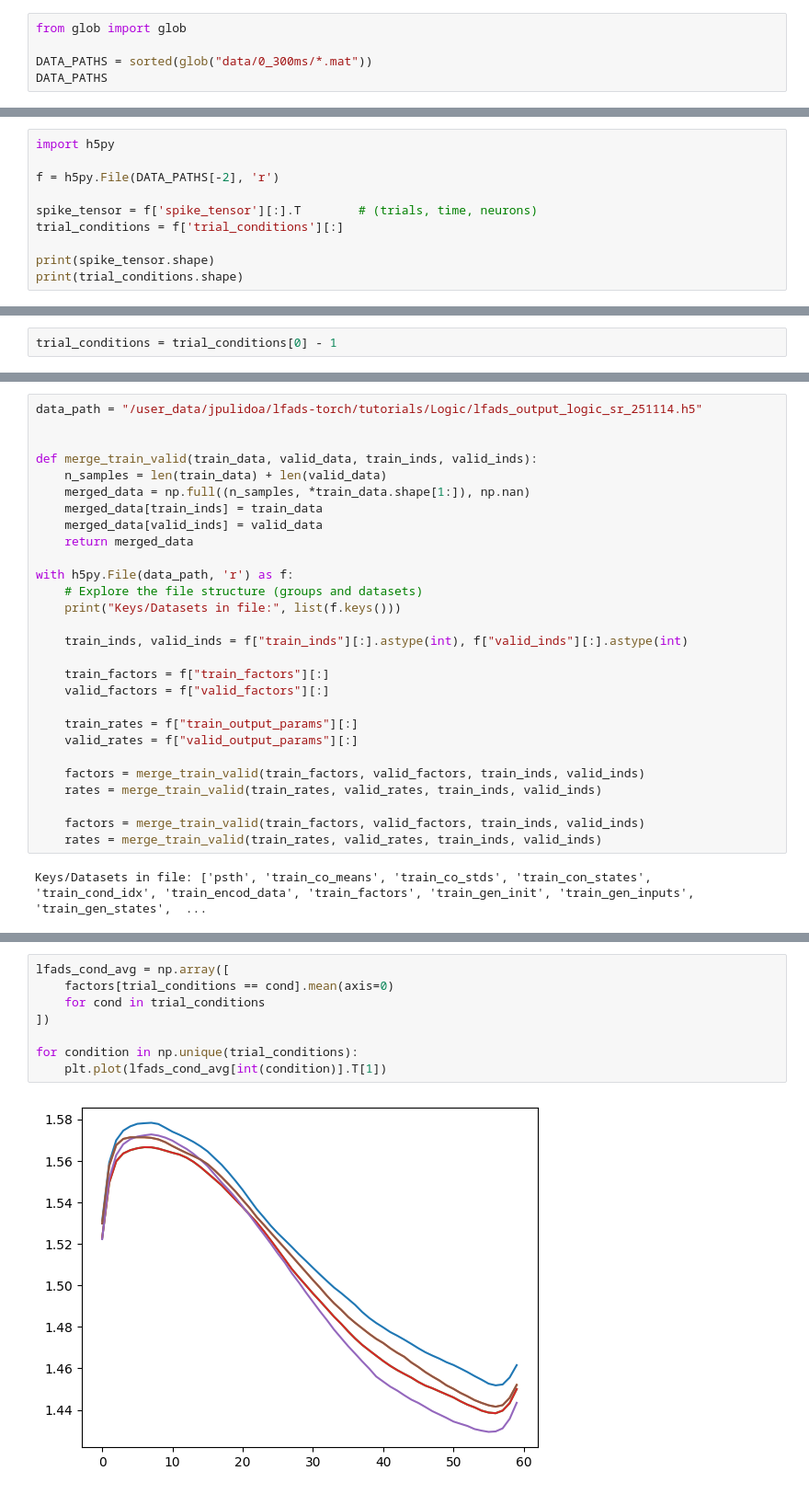
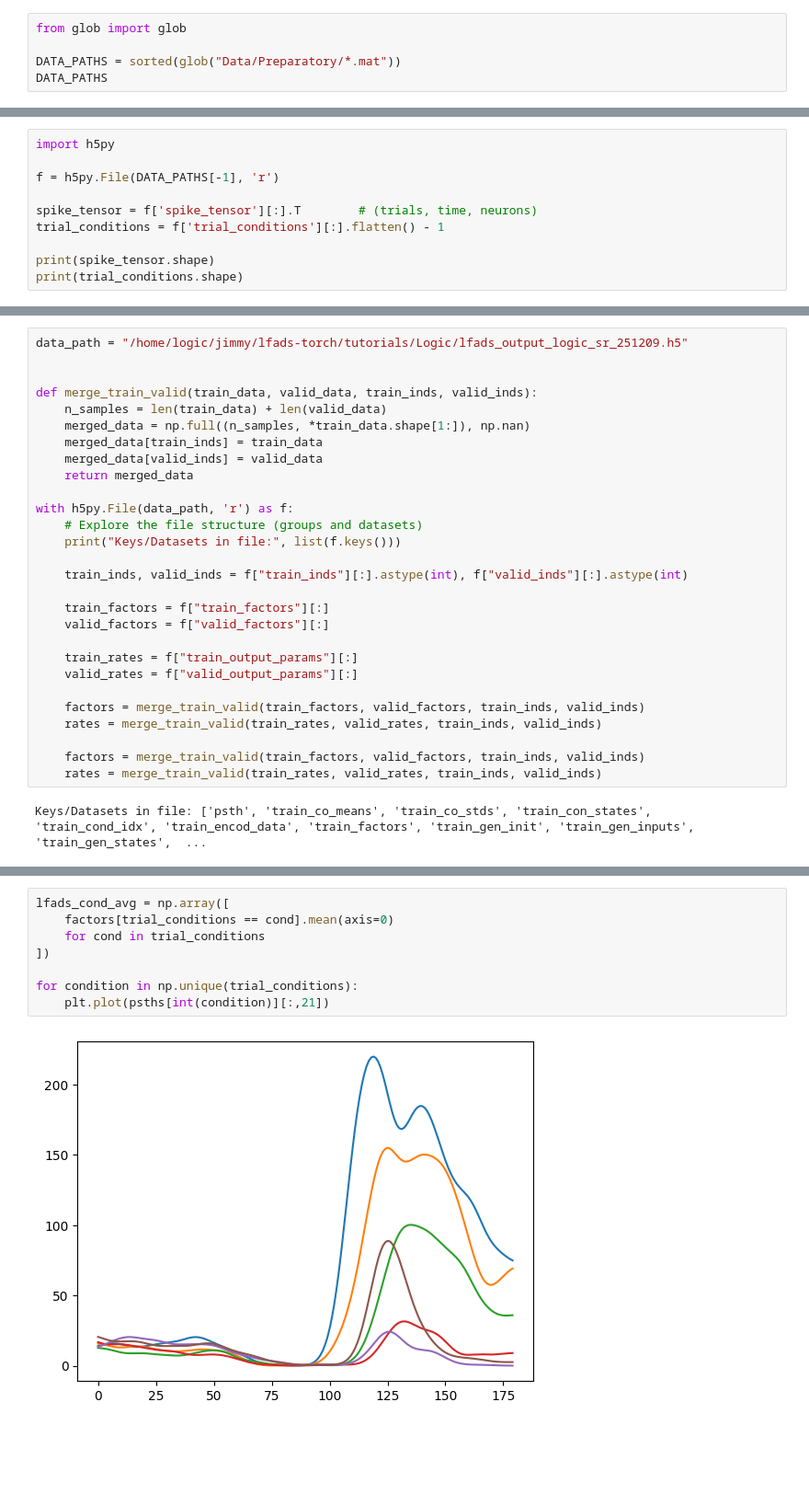
Before and after one commit to jiapulidoar/lfads-torch, a Jupyter notebook: tutorials/Logic/data_prep.ipynb, the cells around one changed output, grey strips where cells are left out. Shown at 92% size. Drawn from its saved outputs; the diff is of its cells as text; blank space fills up the shorter version.

```diff
--- a/tutorials/Logic/data_prep.ipynb
+++ b/tutorials/Logic/data_prep.ipynb
@@ -4,6 +4,6 @@ import matplotlib.pyplot as plt
 # %%
 from glob import glob
 
-DATA_PATHS = sorted(glob("data/0_300ms/*.mat"))
+DATA_PATHS = sorted(glob("Data/Preparatory/*.mat"))
 DATA_PATHS
 # %% [output]
@@ -37,10 +36,10 @@ def bin_spikes_counts(data, bin_size=20):
 # %%
 import h5py
 
-f = h5py.File(DATA_PATHS[-2], 'r')
+f = h5py.File(DATA_PATHS[-1], 'r')
 
 spike_tensor = f['spike_tensor'][:].T        # (trials, time, neurons)
-trial_conditions = f['trial_conditions'][:]
+trial_conditions = f['trial_conditions'][:].flatten() - 1
 
 print(spike_tensor.shape)
 print(trial_conditions.shape)
@@ -55,5 +54,3 @@ print(spike_tensor_binned.shape)
-# %%
-trial_conditions = trial_conditions[0] - 1
 # %%
 import numpy as np
 from scipy.stats import norm
@@ -309,5 +267,5 @@ Session 0 posterior means successfully saved to `lfads_output_logic_sr_251114.h5
 # %%
-data_path = "/user_data/jpulidoa/lfads-torch/tutorials/Logic/lfads_output_logic_sr_251114.h5"
+data_path = "/home/logic/jimmy/lfads-torch/tutorials/Logic/lfads_output_logic_sr_251209.h5"
 
 
 def merge_train_valid(train_data, valid_data, train_inds, valid_inds):
@@ -387,10 +349,10 @@ plot_psths(rates, trial_conditions, "PSTHs - LFADS rates")
 # %%
 lfads_cond_avg = np.array([
     factors[trial_conditions == cond].mean(axis=0)
     for cond in trial_conditions
 ])
 
 for condition in np.unique(trial_conditions):
-    plt.plot(lfads_cond_avg[int(condition)].T[1])
+    plt.plot(psths[int(condition)][:,21])
 # %% [output]
-[figure, old version]
+[figure, new version]
```
Also changed, not shown: parts of 43 cells of this notebook, 23 other files.
